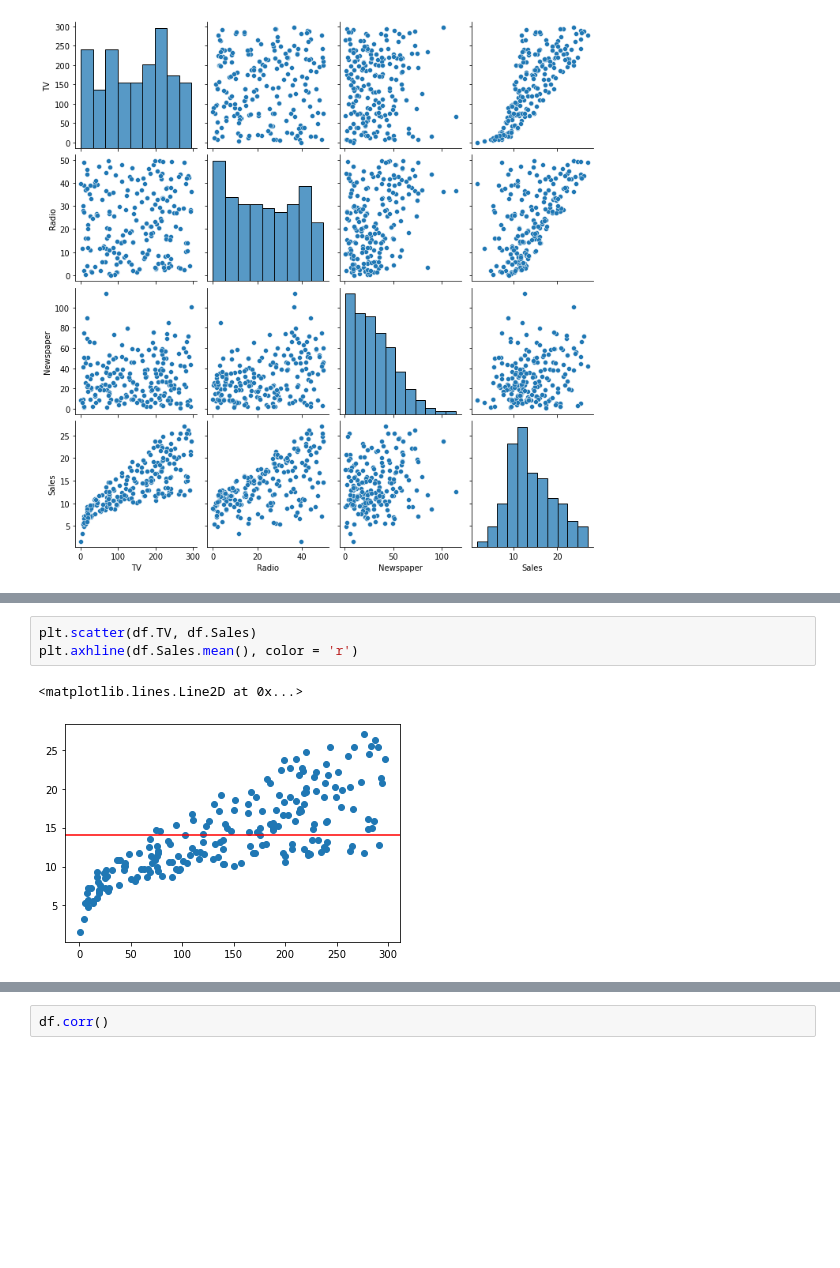
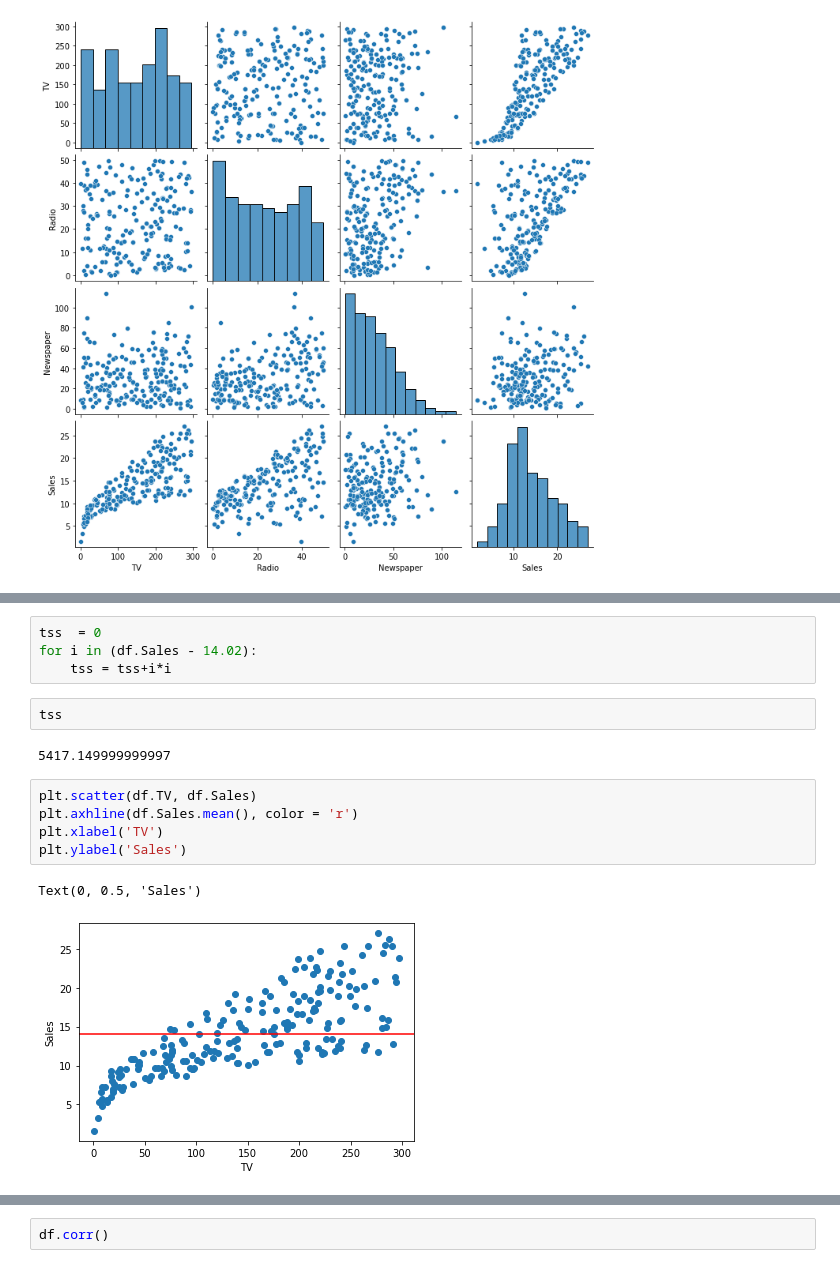
Before and after one commit to rahulg-infiswift/AnalyticsCourse, a Jupyter notebook: codes/simple_linear_regression.ipynb, the cells around one changed output, grey strips where cells are left out. Saved outputs shown, nothing was run; the diff lists cells and outputs as text; blank space fills up the shorter version.

```diff
--- a/codes/simple_linear_regression.ipynb
+++ b/codes/simple_linear_regression.ipynb
@@ -36,6 +229,16 @@ sns.pairplot(df)
+# %%
+tss  = 0
+for i in (df.Sales - 14.02):
+    tss = tss+i*i
+# %%
+tss
+# %% [output]
+5417.149999999997
 # %%
 plt.scatter(df.TV, df.Sales)
 plt.axhline(df.Sales.mean(), color = 'r')
+plt.xlabel('TV')
+plt.ylabel('Sales')
 # %% [output]
-<matplotlib.lines.Line2D at 0x...>
+Text(0, 0.5, 'Sales')
-[figure, old version]
+[figure, new version]
```
Also changed, not shown: parts of 92 cells of this notebook, 8 other files.
